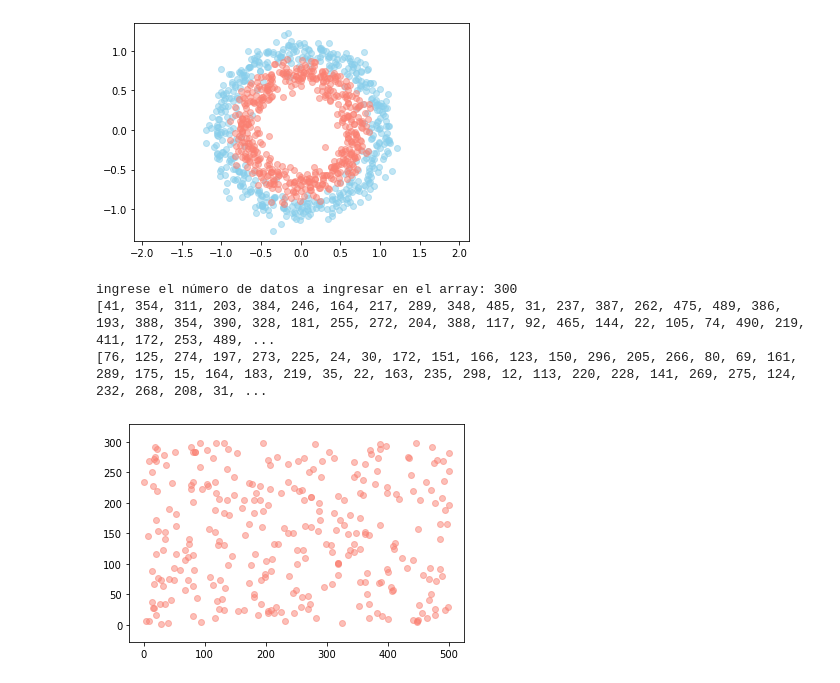
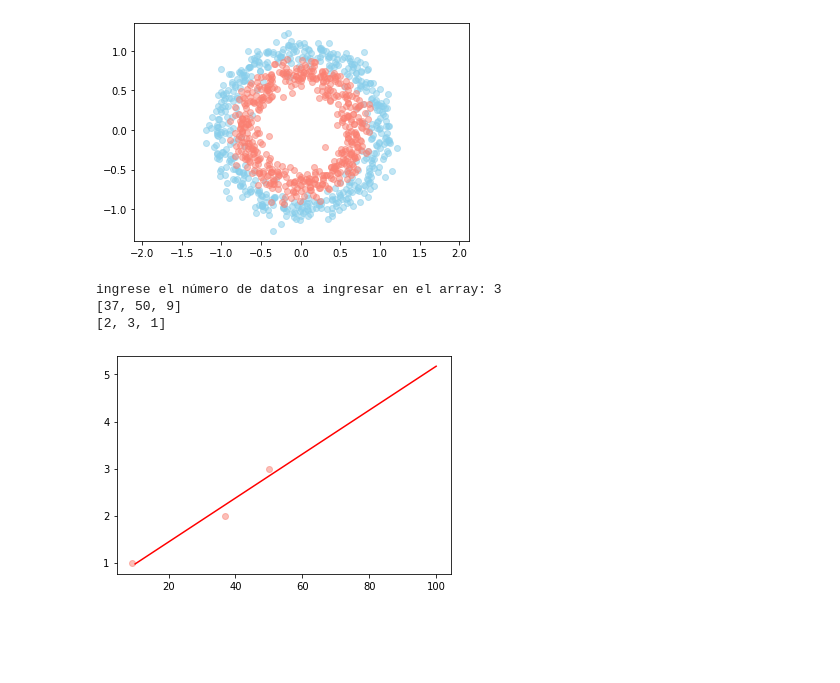
Before and after one commit to lucioa09/Hola_mundo, a Jupyter notebook: GENERALIDADES_PYTHON1.ipynb, the cells around one changed output. Drawn from its saved outputs; the diff is of its cells as text; code cells hidden in the pictures; blank space fills up the shorter version.

```diff
--- a/GENERALIDADES_PYTHON1.ipynb
+++ b/GENERALIDADES_PYTHON1.ipynb
@@ -173,28 +173,33 @@ plt.show()
 # %%
 # CREAR UN DATASET DE PUNTOS ALEATORIOS
 
 import numpy as np
 import scipy as sc
 import matplotlib.pyplot as plt
 import random
 
 Xeje = []
 Yeje = []
 d = Xeje
 e = Yeje
 dat = int(input("ingrese el número de datos a ingresar en el array: "))
 
 for k in range (dat):
-  d.append(random.randint(1, 500))
+  d.append(random.randint(0, 100))
   e.append(random.randint(1, dat))
 print(d)
 print(e)
 
+
 plt.scatter(d, e, c="salmon", alpha = 0.5)
-plt.axis("equal")
+d = np.array([np.ones(dat), d]).T
+B = np.linalg.inv(d.T @ d) @ d.T @ e
+plt.plot([10,100], [B[0]+B[1]*10, B[0]+B[1]*100], c="red")
+
+#plt.axis("equal")
 plt.show()
 # %% [output]
-ingrese el número de datos a ingresar en el array: 300
-[41, 354, 311, 203, 384, 246, 164, 217, 289, 348, 485, 31, 237, 387, 262, 475, 489, 386, 193, 388, 354, 390, 328, 181, 255, 272, 204, 388, 117, 92, 465, 144, 22, 105, 74, 490, 219, 411, 172, 253, 489, ...
-[76, 125, 274, 197, 273, 225, 24, 30, 172, 151, 166, 123, 150, 296, 205, 266, 80, 69, 161, 289, 175, 15, 164, 183, 219, 35, 22, 163, 235, 298, 12, 113, 220, 228, 141, 269, 275, 124, 232, 268, 208, 31, ...
+ingrese el número de datos a ingresar en el array: 3
+[37, 50, 9]
+[2, 3, 1]
-[figure, old version]
+[figure, new version]
```
